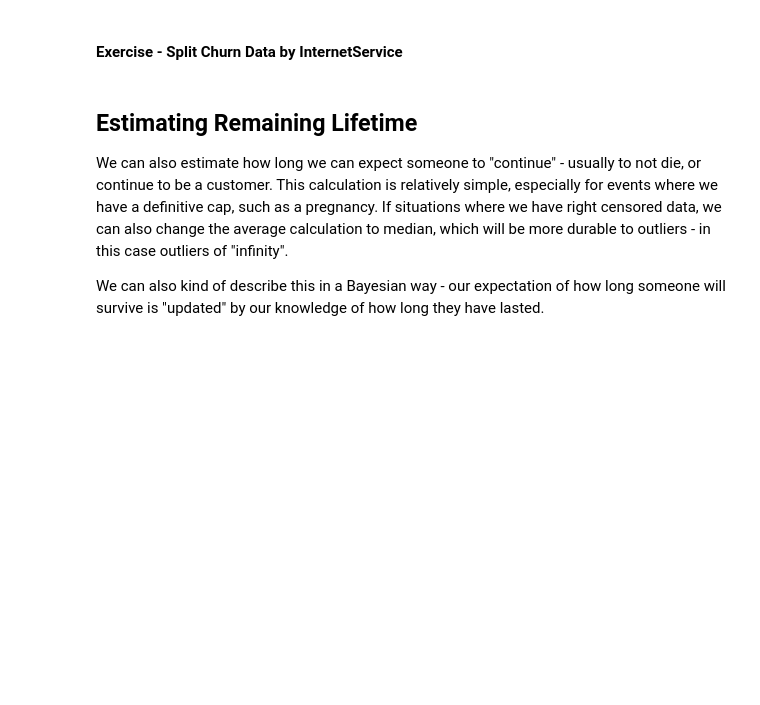
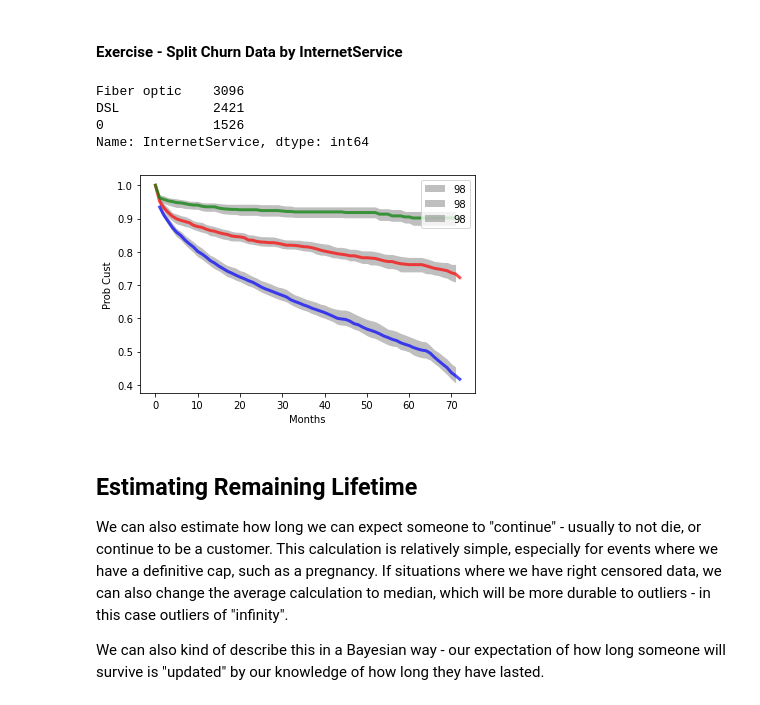
Before and after one commit to SidhST12/Basic_Stats_in_Python_Student_Workbooks, a Jupyter notebook: 029_Survival.ipynb, the cells around one changed output. Cells and saved outputs as stored; diff of their text form; code cells hidden in the pictures; blank space fills up the shorter version.

```diff
--- a/029_Survival.ipynb
+++ b/029_Survival.ipynb
@@ -365,6 +365,34 @@ thinkplot.Config(xlabel='Months',
 Looks like males are a tiny bit more likely to be employed at most points.
 # %% [markdown]
 <h4>Exercise - Split Churn Data by InternetService</h4>
+# %%
+print(d2["InternetService"].value_counts())
+fo = d2[d2["InternetService"]=="Fiber optic"]
+dsl = d2[d2["InternetService"]=="DSL"]
+none = d2[d2["InternetService"]==0]
+# %% [output]
+Fiber optic    3096
+DSL            2421
+0              1526
+Name: InternetService, dtype: int64
+# %%
+ResampleSurvival(fo, columnName="tenure", ciLo=1, ciHi=99, splitName="Churn")
+thinkplot.Config(xlabel='Months',
+                 ylabel='Prob Cust',
+                 loc='upper right')
+
+ResampleSurvival(dsl, color="red", columnName="tenure", ciLo=1, ciHi=99, splitName="Churn")
+thinkplot.Config(xlabel='Months',
+                 ylabel='Prob Cust',
+                 loc='upper right',
+                 color="red")
+ResampleSurvival(none, color="green", columnName="tenure", ciLo=1, ciHi=99, splitName="Churn")
+thinkplot.Config(xlabel='Months',
+                 ylabel='Prob Cust',
+                 loc='upper right',
+                 color="red")
+# %% [output]
+[figure, added]
 # %% [markdown]
 ## Estimating Remaining Lifetime
 
```
